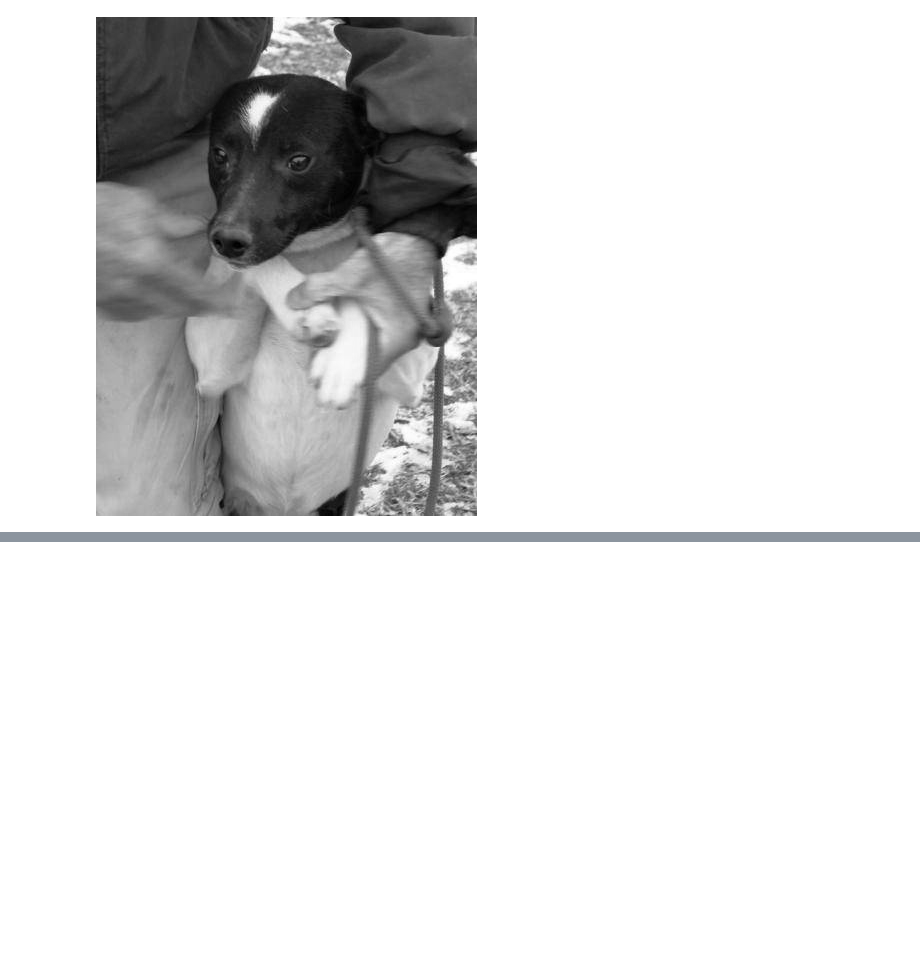
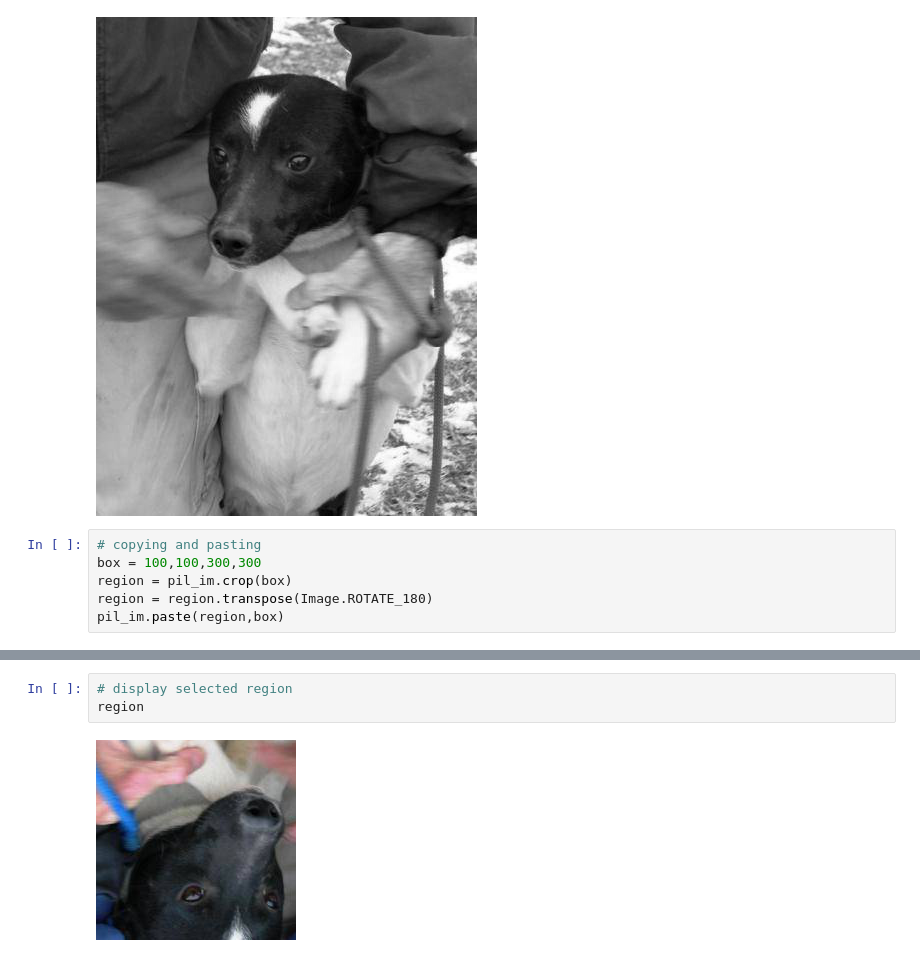
Before and after one commit to sjmiller8182/L-CompViz, a Jupyter notebook: CV-Ch1.ipynb, the cells around one changed output, grey strips where cells are left out. Drawn from its saved outputs; the diff is of its cells as text; blank space fills up the shorter version.

```diff
--- a/CV-Ch1.ipynb
+++ b/CV-Ch1.ipynb
@@ -21,3 +34,9 @@ pil_im
 pil_im.convert('L')
 # %% [output]
 [figure]
+# %%
+# copying and pasting
+box = 100,100,300,300
+region = pil_im.crop(box)
+region = region.transpose(Image.ROTATE_180)
+pil_im.paste(region,box)
@@ -23,0 +48,5 @@ pil_im.convert('L')
+# %%
+# display selected region
+region
+# %% [output]
+[figure, added]
```
Also changed, not shown: parts of 10 cells of this notebook.
